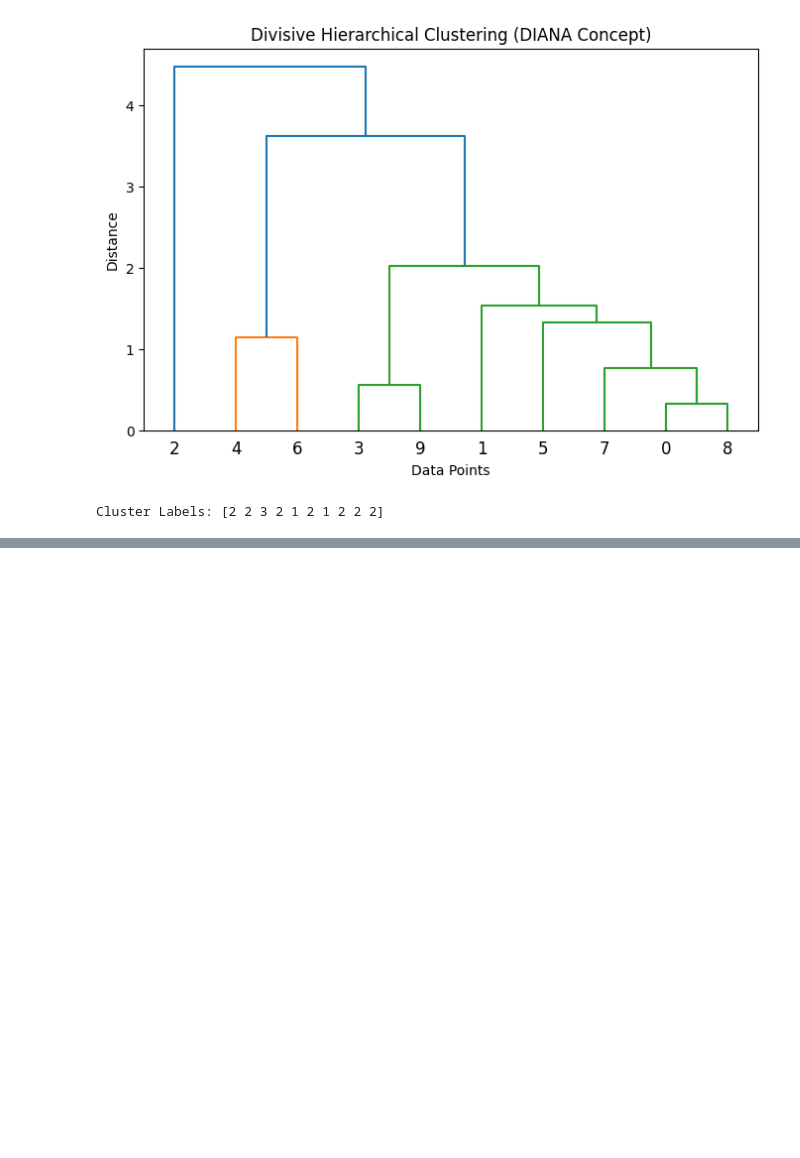
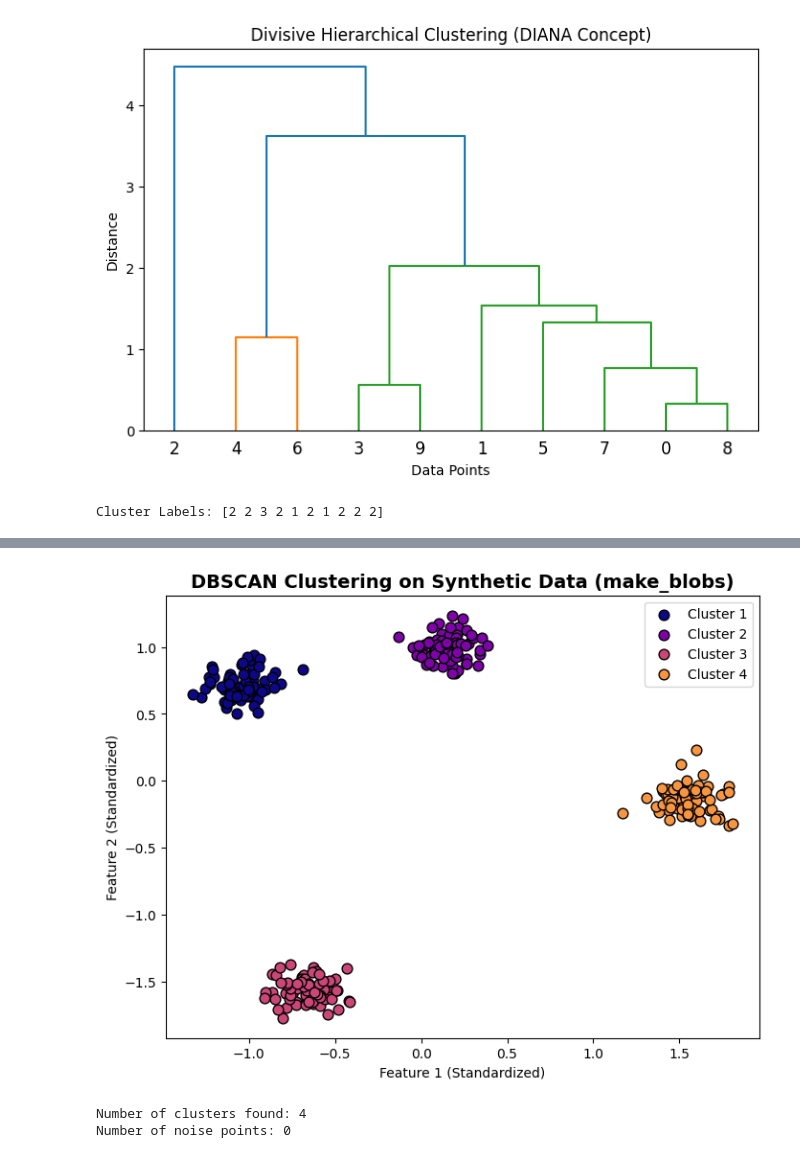
Before and after one commit to vigneshwar315/machinelearning, a Jupyter notebook: unit_3_Programs.ipynb, the cells around one changed output, grey strips where cells are left out. Drawn from its saved outputs; the diff is of its cells as text; code cells hidden in the pictures; blank space fills up the shorter version.

```diff
--- a/unit_3_Programs.ipynb
+++ b/unit_3_Programs.ipynb
@@ -187,0 +150,46 @@ Cluster Labels: [2 2 3 2 1 2 1 2 2 2]
+# %%
+# Import required libraries
+import numpy as np
+import matplotlib.pyplot as plt
+from sklearn.datasets import make_blobs
+from sklearn.preprocessing import StandardScaler
+from sklearn.cluster import DBSCAN
+X, y_true = make_blobs(n_samples=300,centers=4,cluster_std=0.60,random_state=42)
+X_scaled = StandardScaler().fit_transform(X)
+dbscan = DBSCAN(eps=0.5, min_samples=5)
+dbscan.fit(X_scaled)
+labels = dbscan.labels_
+plt.figure(figsize=(8, 6))
+unique_labels = set(labels)
+for label in unique_labels:
+    if label == -1:
+        color = 'k'
+        marker = 'x'
+        label_name = 'Noise'
+    else:
+        color = plt.cm.plasma(label / len(unique_labels))
+        marker = 'o'
+        label_name = f'Cluster {label + 1}'
+
+    plt.scatter(
+        X_scaled[labels == label, 0],
+        X_scaled[labels == label, 1],
+        c=[color],
+        marker=marker,
+        label=label_name,
+        s=60,
+        edgecolor='k'
+    )
+
+plt.title("DBSCAN Clustering on Synthetic Data (make_blobs)", fontsize=14, fontweight='bold')
+plt.xlabel("Feature 1 (Standardized)")
+plt.ylabel("Feature 2 (Standardized)")
+plt.legend()
+plt.show()
+n_clusters = len(set(labels)) - (1 if -1 in labels else 0)
+print(f"Number of clusters found: {n_clusters}")
+print(f"Number of noise points: {list(labels).count(-1)}")
+# %% [output]
+[figure, added]
+Number of clusters found: 4
+Number of noise points: 0
```
Also changed, not shown: parts of 8 cells of this notebook.
